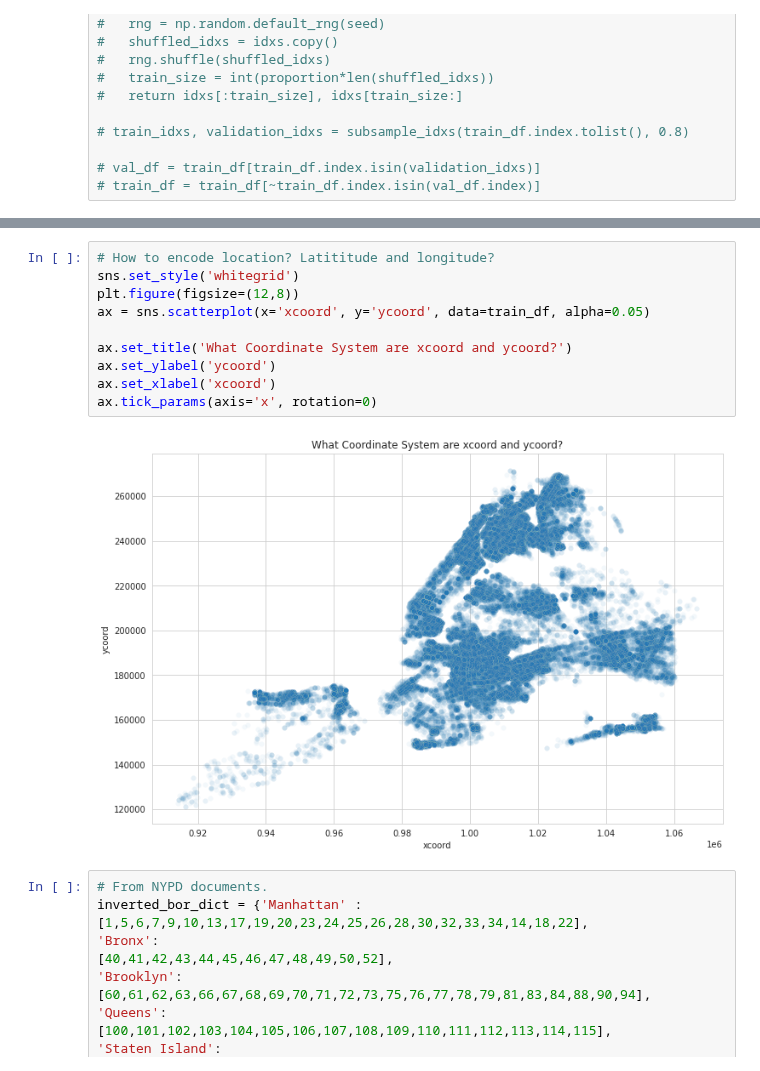
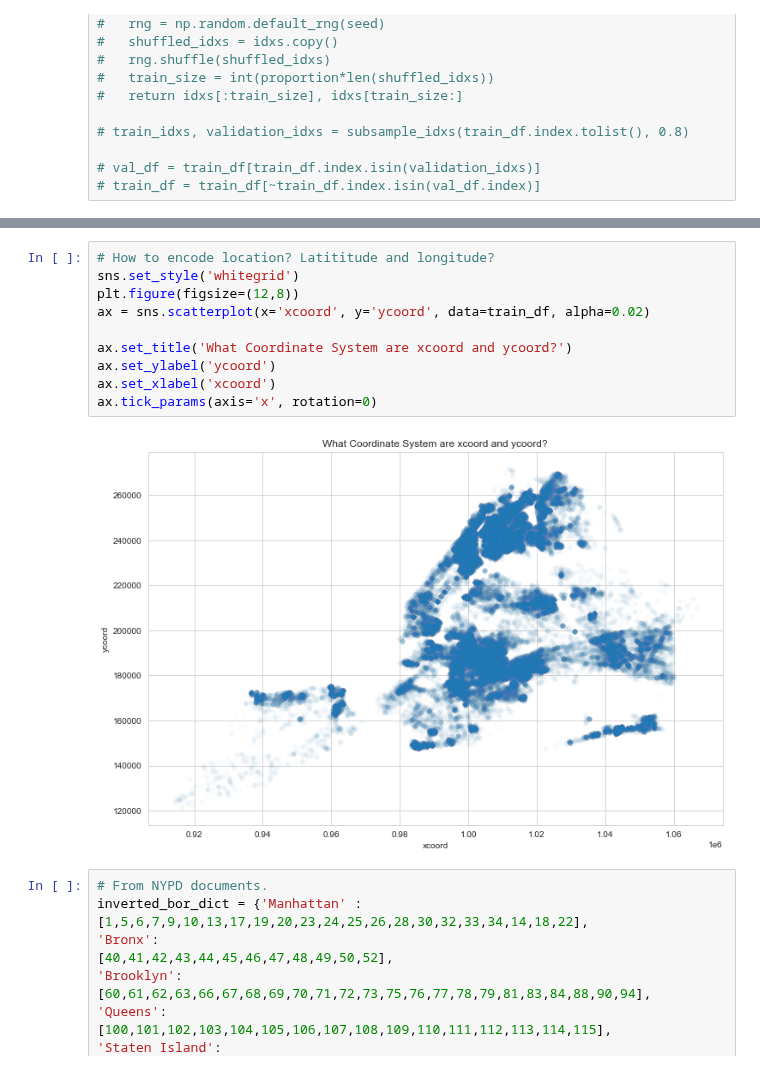
Before and after one commit to ORIE4741/demos, a Jupyter notebook: feature_engineering.ipynb, the cells around one changed output, grey strips where cells are left out. Cells and saved outputs as stored; diff of their text form.

```diff
--- a/feature_engineering.ipynb
+++ b/feature_engineering.ipynb
@@ -176,15 +211,15 @@ train_df.xcoord.hist()
 # %%
 # How to encode location? Latititude and longitude?
 sns.set_style('whitegrid')
 plt.figure(figsize=(12,8))
-ax = sns.scatterplot(x='xcoord', y='ycoord', data=train_df, alpha=0.05)
+ax = sns.scatterplot(x='xcoord', y='ycoord', data=train_df, alpha=0.02)
 
 ax.set_title('What Coordinate System are xcoord and ycoord?')
 ax.set_ylabel('ycoord')
 ax.set_xlabel('xcoord')
 ax.tick_params(axis='x', rotation=0)
 # %% [output]
-[figure, old version]
+[figure, new version]
 # %%
 # From NYPD documents.
 inverted_bor_dict = {'Manhattan' :
```
Also changed, not shown: parts of 37 cells of this notebook.
